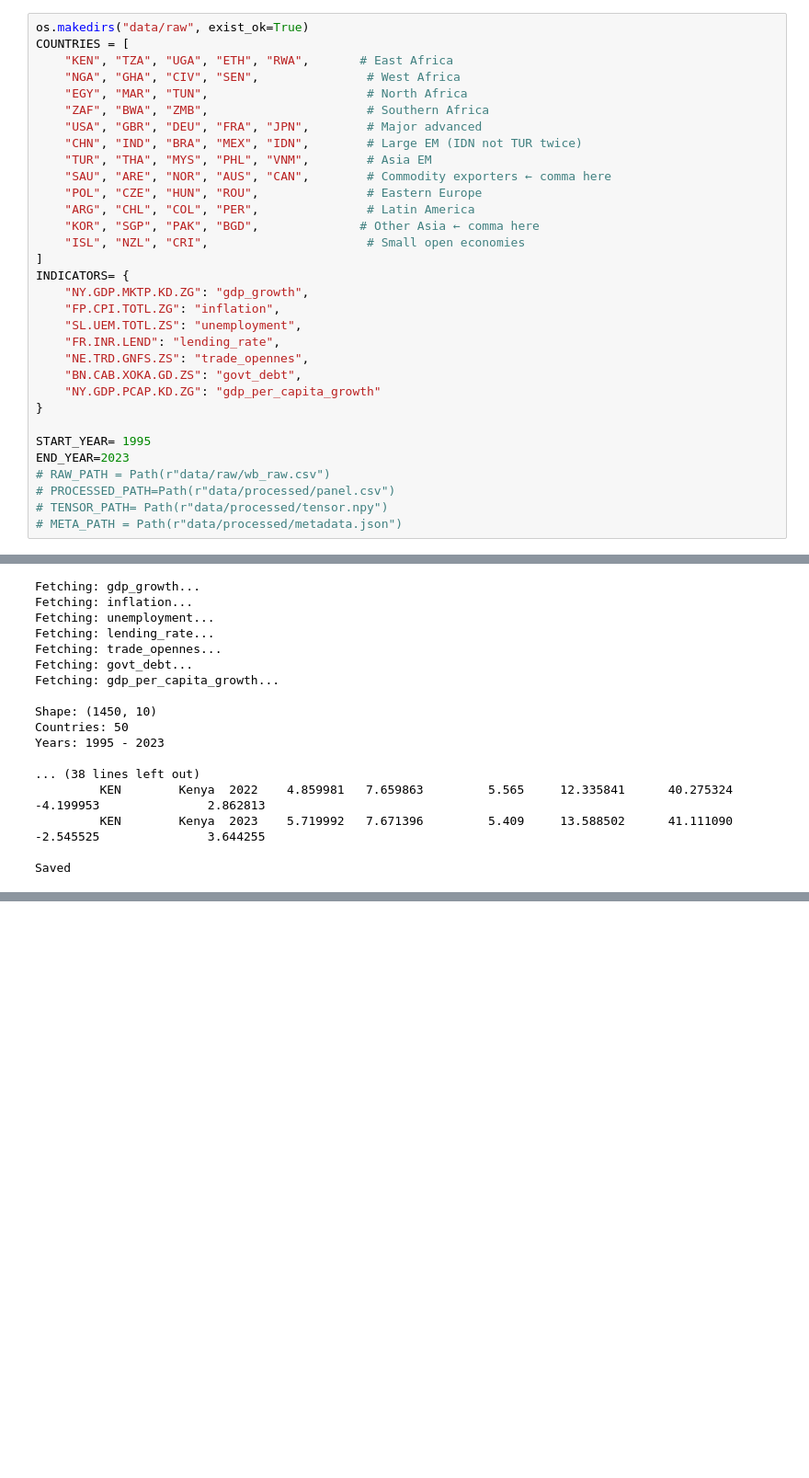
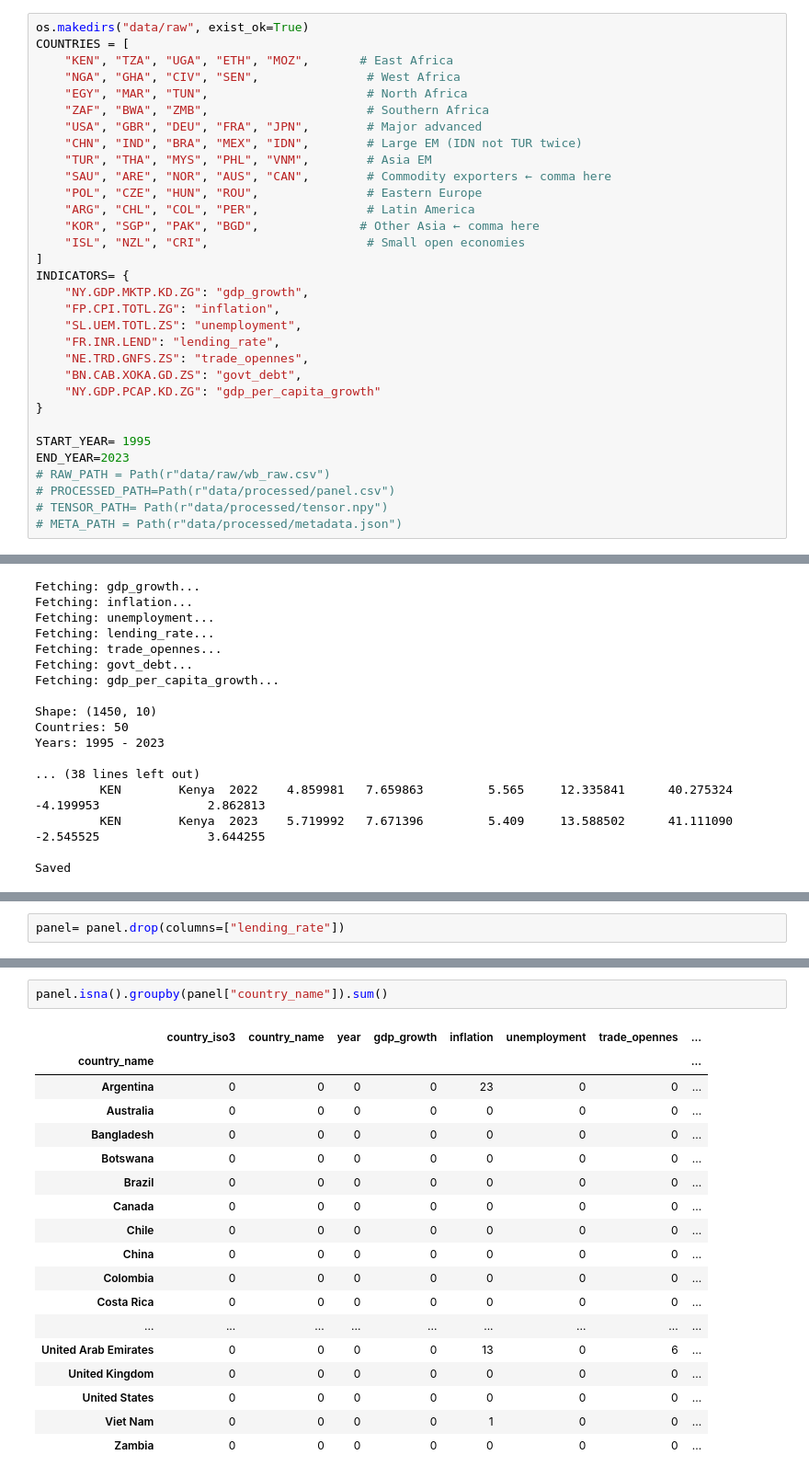
Before and after one commit to Adieltheanalyst/MambaBlock, a Jupyter notebook: Mamba_project/macro_forecasting.ipynb, the cells around one changed output, grey strips where cells are left out. Shown at 92% size. Cells and saved outputs as stored; diff of their text form; blank space fills up the shorter version.

```diff
--- a/Mamba_project/macro_forecasting.ipynb
+++ b/Mamba_project/macro_forecasting.ipynb
@@ -15,7 +9,7 @@ from pathlib import Path
 # %%
 os.makedirs("data/raw", exist_ok=True)
 COUNTRIES = [
-    "KEN", "TZA", "UGA", "ETH", "RWA",       # East Africa
+    "KEN", "TZA", "UGA", "ETH", "MOZ",       # East Africa
     "NGA", "GHA", "CIV", "SEN",               # West Africa
     "EGY", "MAR", "TUN",                      # North Africa
     "ZAF", "BWA", "ZMB",                      # Southern Africa
@@ -123,0 +147,2 @@ Saved
+# %%
+panel= panel.drop(columns=["lending_rate"])
@@ -123,0 +190,21 @@ Saved
+# %%
+panel.isna().groupby(panel["country_name"]).sum()
+# %% [output]
+|  | country_iso3 | country_name | year | gdp_growth | inflation | unemployment | trade_opennes | ... |
+| country_name |  |  |  |  |  |  |  | ... |
+| Argentina | 0 | 0 | 0 | 0 | 23 | 0 | 0 | ... |
+| Australia | 0 | 0 | 0 | 0 | 0 | 0 | 0 | ... |
+| Bangladesh | 0 | 0 | 0 | 0 | 0 | 0 | 0 | ... |
+| Botswana | 0 | 0 | 0 | 0 | 0 | 0 | 0 | ... |
+| Brazil | 0 | 0 | 0 | 0 | 0 | 0 | 0 | ... |
+| Canada | 0 | 0 | 0 | 0 | 0 | 0 | 0 | ... |
+| Chile | 0 | 0 | 0 | 0 | 0 | 0 | 0 | ... |
+| China | 0 | 0 | 0 | 0 | 0 | 0 | 0 | ... |
+| Colombia | 0 | 0 | 0 | 0 | 0 | 0 | 0 | ... |
+| Costa Rica | 0 | 0 | 0 | 0 | 0 | 0 | 0 | ... |
+| ... | ... | ... | ... | ... | ... | ... | ... | ... |
+| United Arab Emirates | 0 | 0 | 0 | 0 | 13 | 0 | 6 | ... |
+| United Kingdom | 0 | 0 | 0 | 0 | 0 | 0 | 0 | ... |
+| United States | 0 | 0 | 0 | 0 | 0 | 0 | 0 | ... |
+| Viet Nam | 0 | 0 | 0 | 0 | 1 | 0 | 0 | ... |
+| Zambia | 0 | 0 | 0 | 0 | 0 | 0 | 0 | ... |
```
Also changed, not shown: parts of 12 cells of this notebook.
